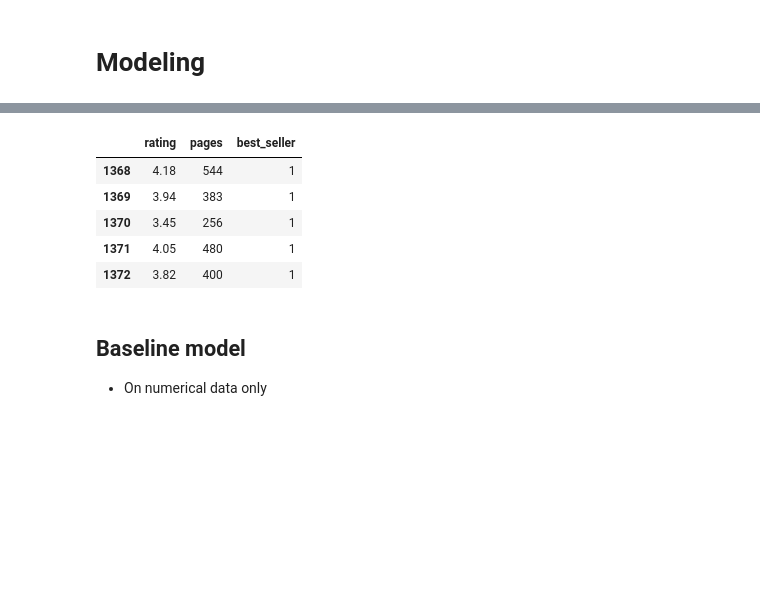
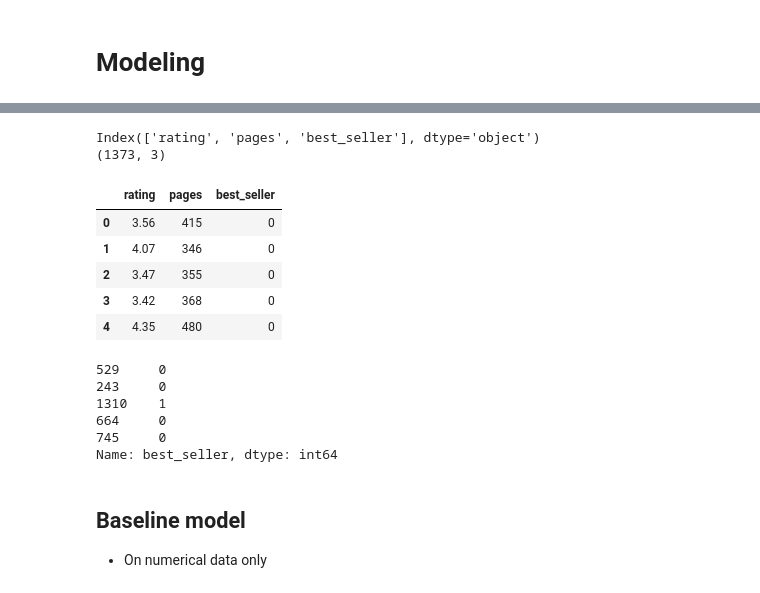
Before and after one commit to robillersomeone/NYT_bestsellers, a Jupyter notebook: initial_modeling.ipynb, the cells around one changed output, grey strips where cells are left out. Drawn from its saved outputs; the diff is of its cells as text; code cells hidden in the pictures; blank space fills up the shorter version.

Commit message:
small update to train test datasets

```diff
--- a/initial_modeling.ipynb
+++ b/initial_modeling.ipynb
@@ -8,4 +8,4 @@ from sklearn import decomposition, ensemble
 import pandas as pd
 # %%
 # load in dataframe
-df = pd.read_csv('csv_files/9_1_all_books_df.csv')
+df_baseline = pd.read_csv('csv_files/9_1_all_books_df.csv')
@@ -33,12 +12,17 @@ X_train, X_test, y_train, y_test = model_selection.train_test_split(df_baseline[
 # %%
 # this just includes pages and ratings along with the target of best seller or not
 df_baseline = df[['rating', 'pages', 'best_seller']]
-# %%
-df_baseline.tail()
-# %% [output]
-|  | rating | pages | best_seller |
-| 1368 | 4.18 | 544 | 1 |
-| 1369 | 3.94 | 383 | 1 |
-| 1370 | 3.45 | 256 | 1 |
-| 1371 | 4.05 | 480 | 1 |
-| 1372 | 3.82 | 400 | 1 |
+# %%
+# look at dataframe
+print(df_baseline.columns)
+print(df_baseline.shape)
+df_baseline.head()
+# %% [output]
+Index(['rating', 'pages', 'best_seller'], dtype='object')
+(1373, 3)
+|  | rating | pages | best_seller |
+| 0 | 3.56 | 415 | 0 |
+| 1 | 4.07 | 346 | 0 |
+| 2 | 3.47 | 355 | 0 |
+| 3 | 3.42 | 368 | 0 |
+| 4 | 4.35 | 480 | 0 |
@@ -45,3 +41,12 @@ df_baseline.tail()
+# %%
+y_train_rating.head()
+# %% [output]
+529     0
+243     0
+1310    1
+664     0
+745     0
+Name: best_seller, dtype: int64
 # %% [markdown]
 ## Baseline model
 - On numerical data only
```
Also changed, not shown: parts of 11 cells of this notebook, 2 other files.
